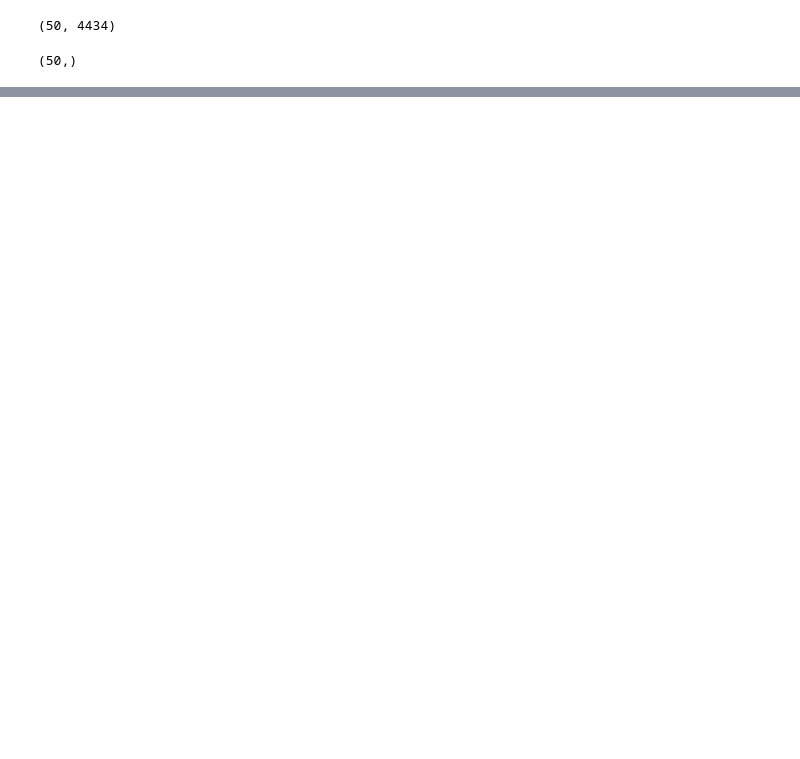
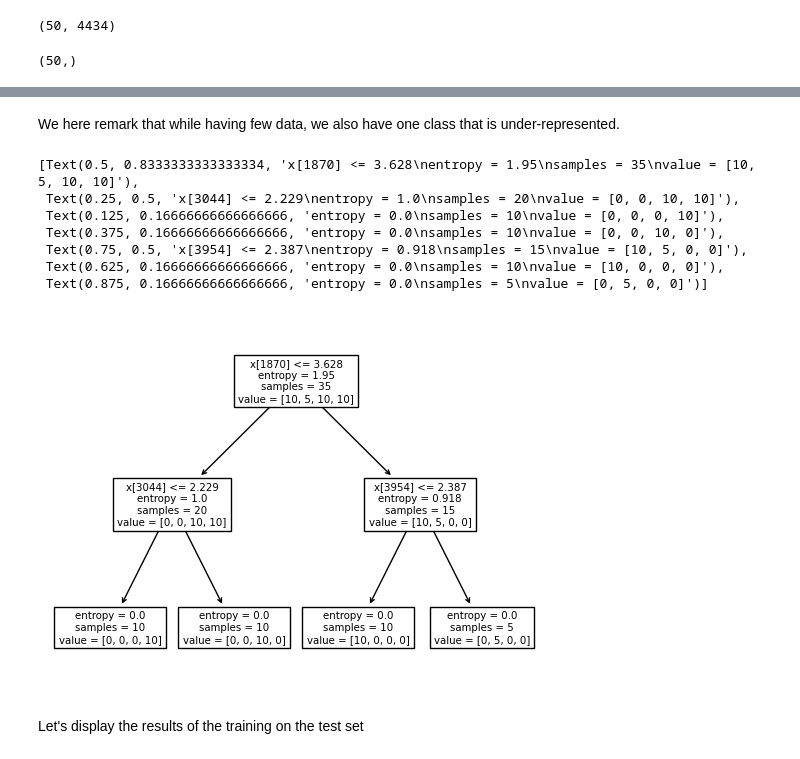
Before and after one commit to RomainGras/tumeur_gliale, a Jupyter notebook: TumeursGliales.ipynb, the cells around one changed output, grey strips where cells are left out. Drawn from its saved outputs; the diff is of its cells as text; code cells hidden in the pictures; blank space fills up the shorter version.

```diff
--- a/TumeursGliales.ipynb
+++ b/TumeursGliales.ipynb
@@ -39,0 +88,23 @@ print(y.shape)
+# %% [markdown]
+We here remark that while having few data, we also have one class that is under-represented.
+# %%
+clf = tree.DecisionTreeClassifier(criterion='entropy', splitter='best', max_depth=5,
+                                  min_samples_split=2, min_samples_leaf=1,
+                                  min_weight_fraction_leaf=0.0, max_features=None,
+                                  random_state=None, max_leaf_nodes=None,
+                                  min_impurity_decrease=1e-07, class_weight=None)
+clf = clf.fit(X_train, y_train)
+
+# Graphical view of learnt Decision Tree
+tree.plot_tree(clf)
+# %% [output]
+[Text(0.5, 0.8333333333333334, 'x[1870] <= 3.628\nentropy = 1.95\nsamples = 35\nvalue = [10, 5, 10, 10]'),
+ Text(0.25, 0.5, 'x[3044] <= 2.229\nentropy = 1.0\nsamples = 20\nvalue = [0, 0, 10, 10]'),
+ Text(0.125, 0.16666666666666666, 'entropy = 0.0\nsamples = 10\nvalue = [0, 0, 0, 10]'),
+ Text(0.375, 0.16666666666666666, 'entropy = 0.0\nsamples = 10\nvalue = [0, 0, 10, 0]'),
+ Text(0.75, 0.5, 'x[3954] <= 2.387\nentropy = 0.918\nsamples = 15\nvalue = [10, 5, 0, 0]'),
+ Text(0.625, 0.16666666666666666, 'entropy = 0.0\nsamples = 10\nvalue = [10, 0, 0, 0]'),
+ Text(0.875, 0.16666666666666666, 'entropy = 0.0\nsamples = 5\nvalue = [0, 5, 0, 0]')]
+[figure, added]
+# %% [markdown]
+Let's display the results of the training on the test set
```
Also changed, not shown: parts of 20 cells of this notebook.
